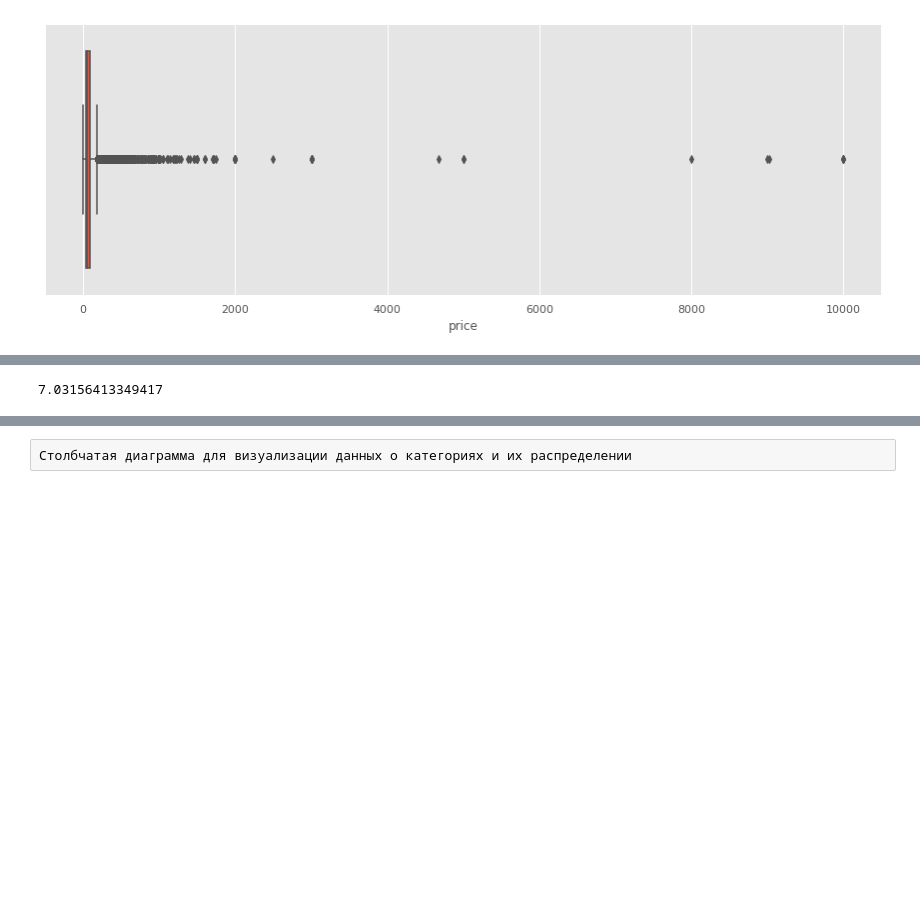
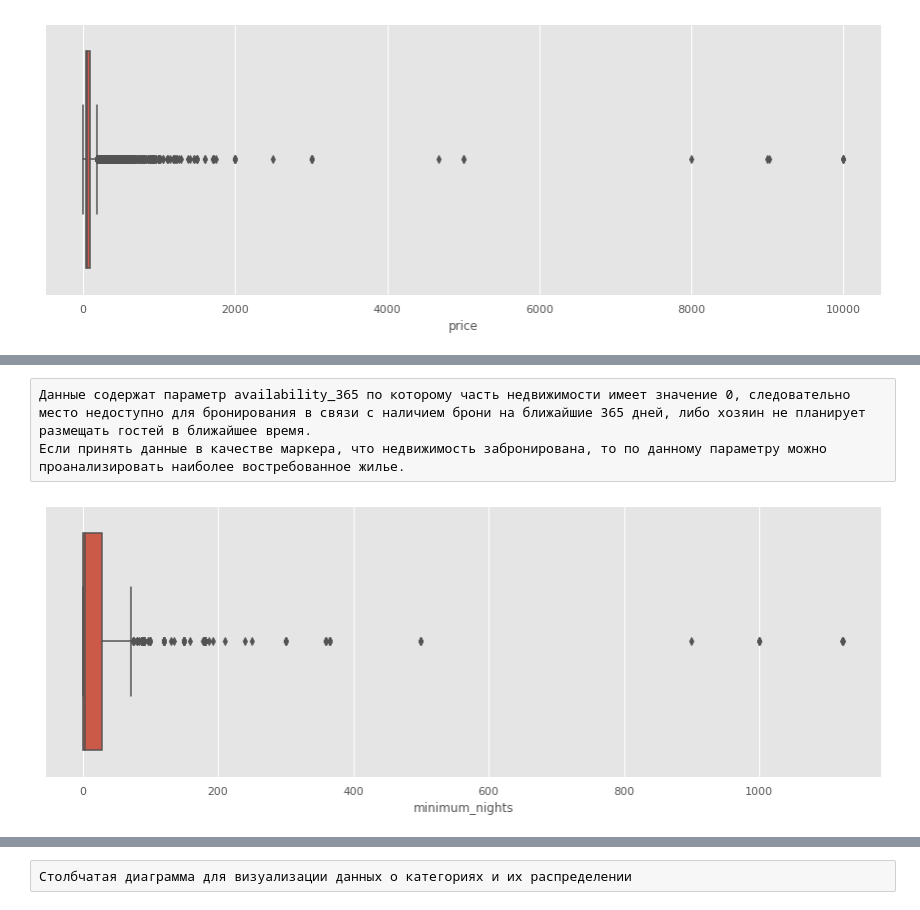
Before and after one commit to EkaterinaZernyukova/data_analysis, a Jupyter notebook: jupyter_notebook/barcelona_oct_2020.ipynb, the cells around one changed output, grey strips where cells are left out. Saved outputs shown, nothing was run; the diff lists cells and outputs as text; code cells hidden in the pictures; blank space fills up the shorter version.

```diff
--- a/jupyter_notebook/barcelona_oct_2020.ipynb
+++ b/jupyter_notebook/barcelona_oct_2020.ipynb
@@ -284,5 +261,7 @@ filtered_emissions
-# %%
-# Объем нетипичных значений в данных
-len(filtered_emissions) / len(df) * 100
-# %% [output]
-7.03156413349417
+# %% [raw]
+Данные содержат параметр availability_365 по которому часть недвижимости имеет значение 0, следовательно место недоступно для бронирования в связи с наличием брони на ближайшие 365 дней, либо хозяин не планирует размещать гостей в ближайшее время.
+Если принять данные в качестве маркера, что недвижимость забронирована, то по данному параметру можно проанализировать наиболее востребованное жилье.
+# %%
+sns.boxplot(df['minimum_nights'], orient="h");
+# %% [output]
+[figure, added]
```
Also changed, not shown: parts of 34 cells of this notebook.
